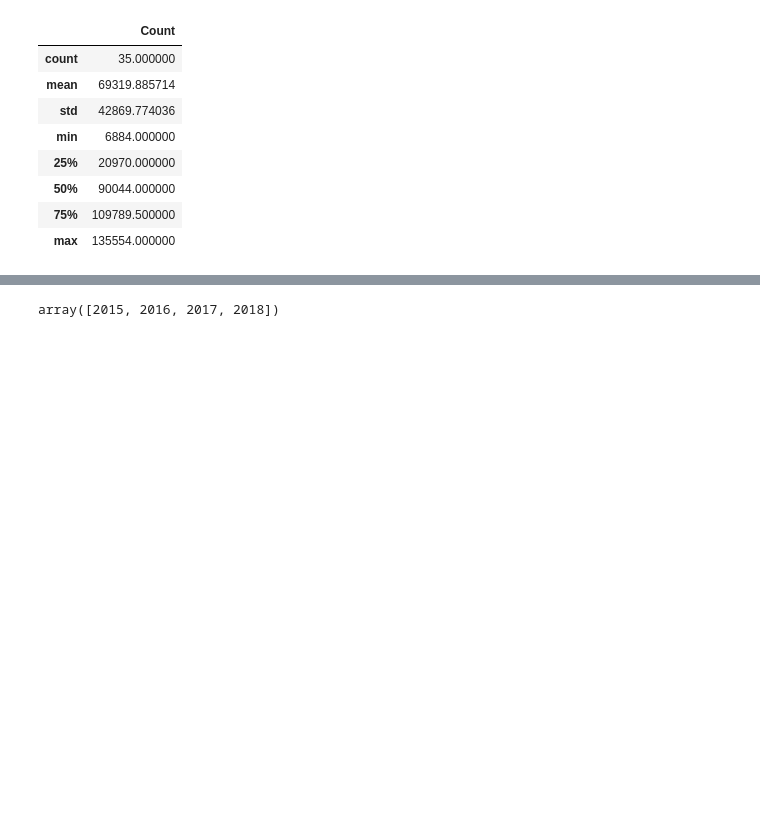
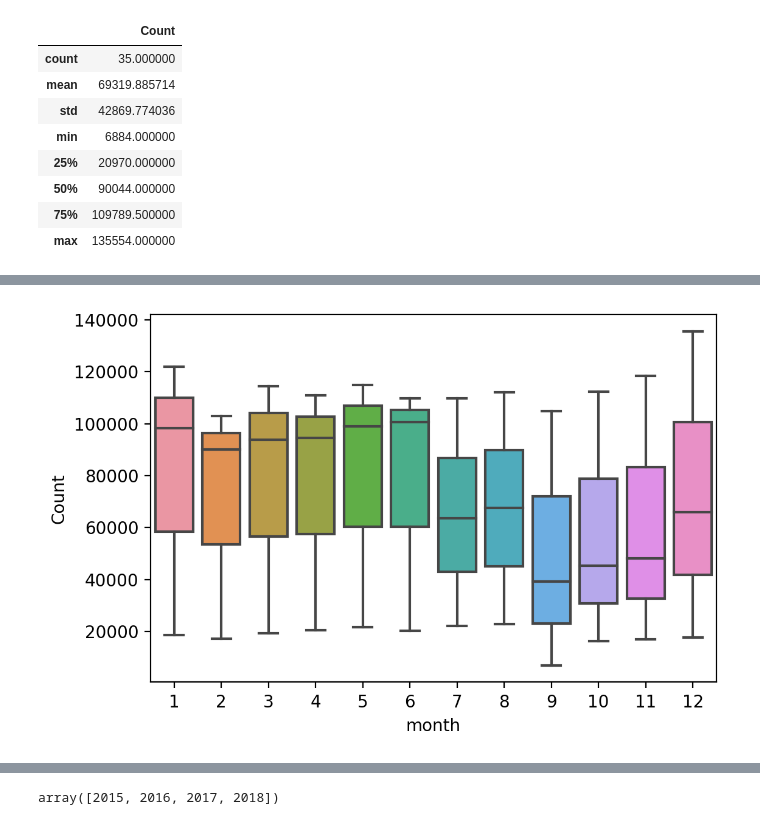
Before and after one commit to sayebms1/data_incubator, a Jupyter notebook: challenge.ipynb, the cells around one changed output, grey strips where cells are left out. Drawn from its saved outputs; the diff is of its cells as text; code cells hidden in the pictures; blank space fills up the shorter version.

Commit message:
made the 2nd plot

```diff
--- a/challenge.ipynb
+++ b/challenge.ipynb
@@ -166,0 +169,4 @@ df.head(1)
+# %%
+df[df.isnull().any(axis=1)]
+df['industry'].fillna('Unknown', inplace=True)
+df[df.isnull().any(axis=1)]
@@ -201,3 +293,7 @@ grouped_by_month.describe()
 | 50% | 90044.000000 |
 | 75% | 109789.500000 |
 | max | 135554.000000 |
+# %%
+print (grouped_by_month.head())
+grouped_by_month.reset_index(inplace=True)
+print (grouped_by_month.head())
@@ -203,0 +314,4 @@ grouped_by_month.describe()
+# %%
+ax1 = sns.boxplot(x=grouped_by_month['month'], y = grouped_by_month['Count'])
+# %% [output]
+[figure, added]
```
Also changed, not shown: parts of 24 cells of this notebook.
